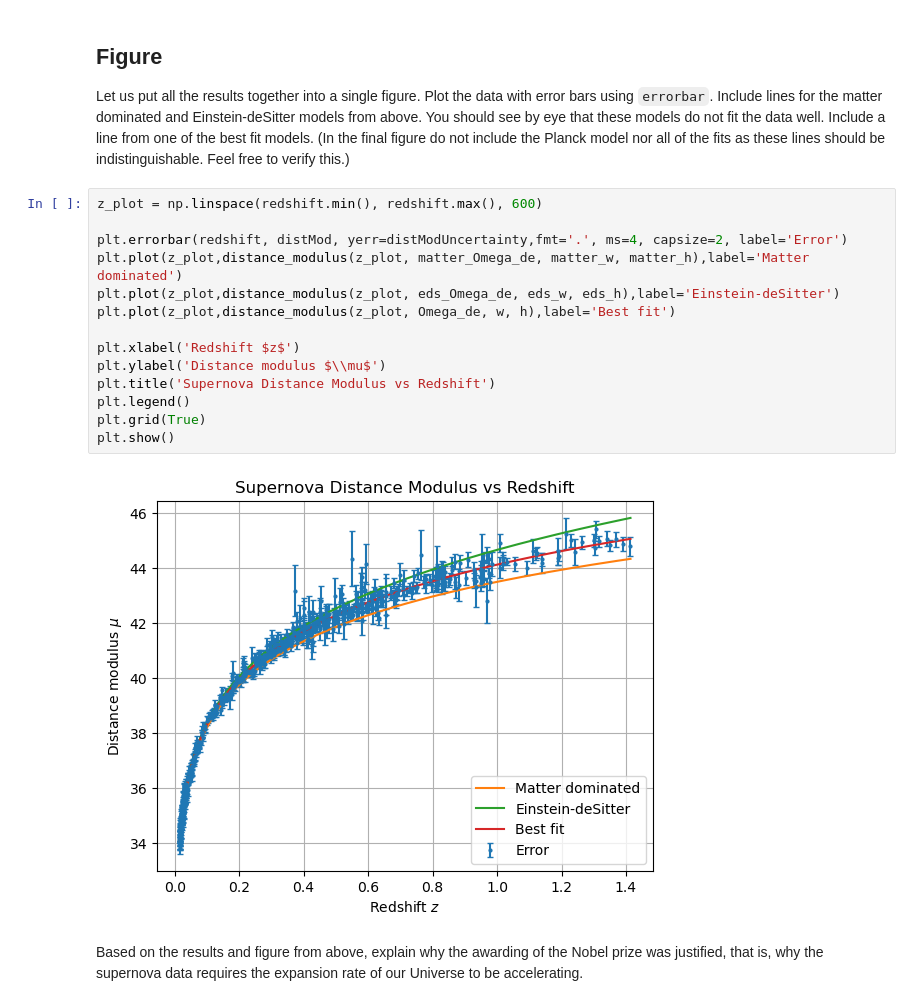
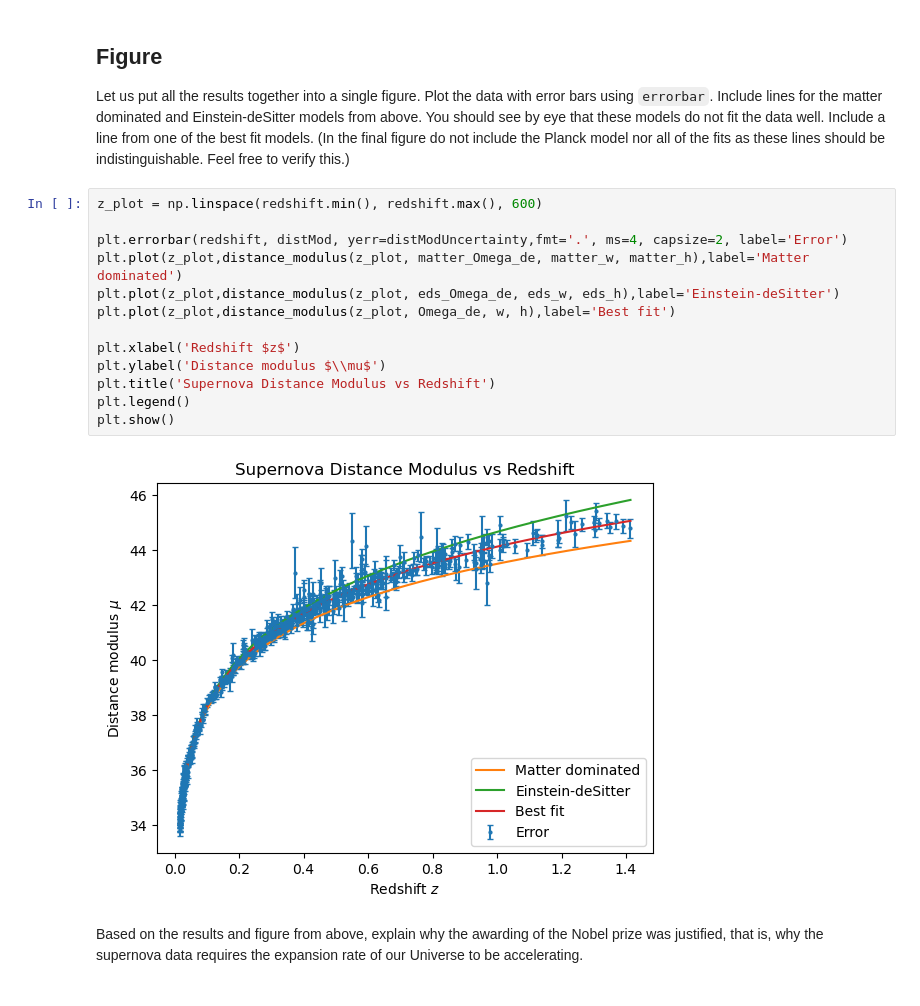
Before and after one commit to SerenaLynas/p250-spring-2026, a Jupyter notebook: labs/Lab09.ipynb, the cells around one changed output. Saved outputs shown, nothing was run; the diff lists cells and outputs as text.

```diff
--- a/labs/Lab09.ipynb
+++ b/labs/Lab09.ipynb
@@ -252,19 +252,18 @@ Feel free to verify this.)
 # %%
 z_plot = np.linspace(redshift.min(), redshift.max(), 600)
 
 plt.errorbar(redshift, distMod, yerr=distModUncertainty,fmt='.', ms=4, capsize=2, label='Error')
 plt.plot(z_plot,distance_modulus(z_plot, matter_Omega_de, matter_w, matter_h),label='Matter dominated')
 plt.plot(z_plot,distance_modulus(z_plot, eds_Omega_de, eds_w, eds_h),label='Einstein-deSitter')
 plt.plot(z_plot,distance_modulus(z_plot, Omega_de, w, h),label='Best fit')
 
 plt.xlabel('Redshift $z$')
 plt.ylabel('Distance modulus $\\mu$')
 plt.title('Supernova Distance Modulus vs Redshift')
 plt.legend()
-plt.grid(True)
 plt.show()
 # %% [output]
-[figure, old version]
+[figure, new version]
 # %% [markdown]
 Based on the results and figure from above, explain why the awarding of the Nobel prize was justified, that is, why the supernova data requires the expansion rate of our Universe to be accelerating.
 # %% [markdown]
```
